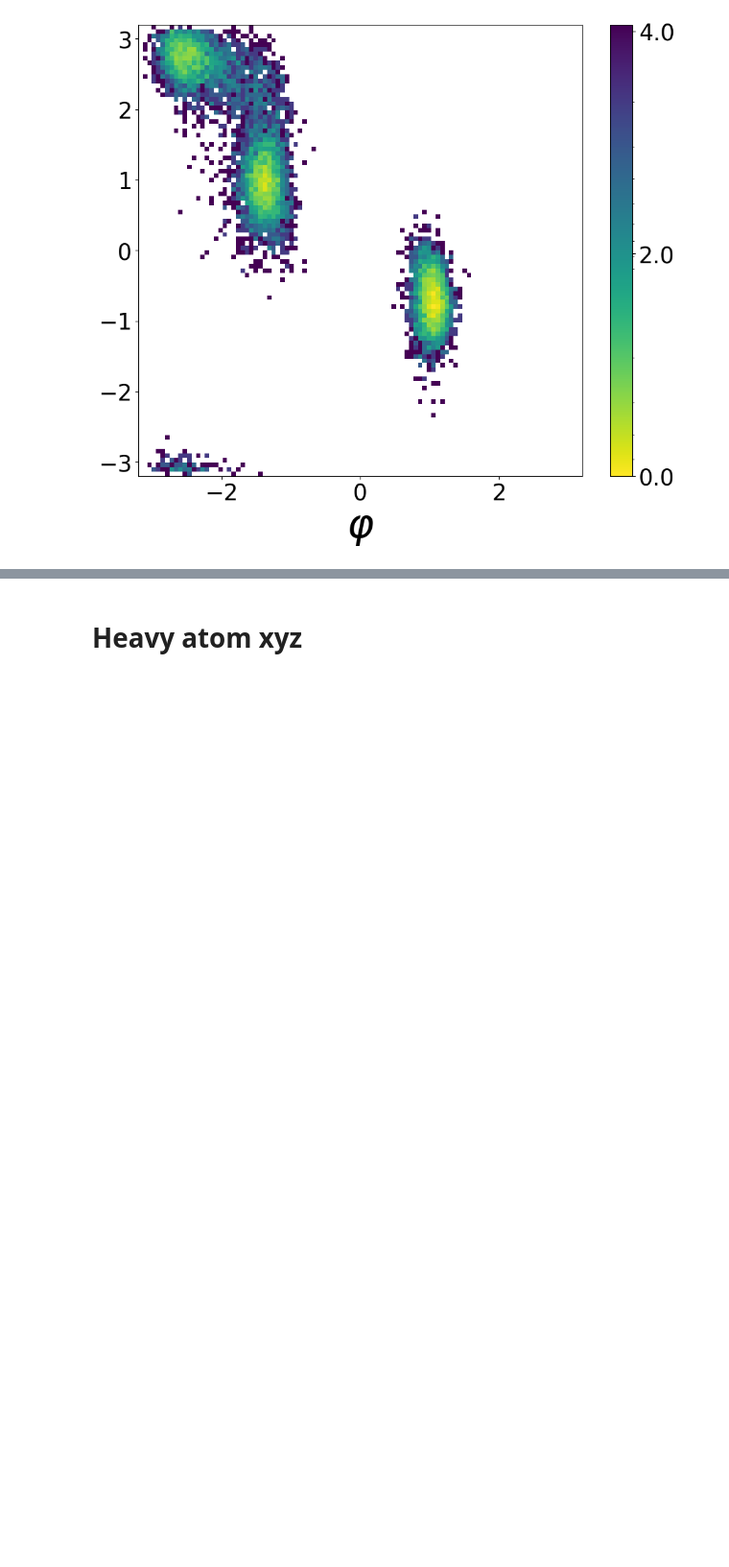
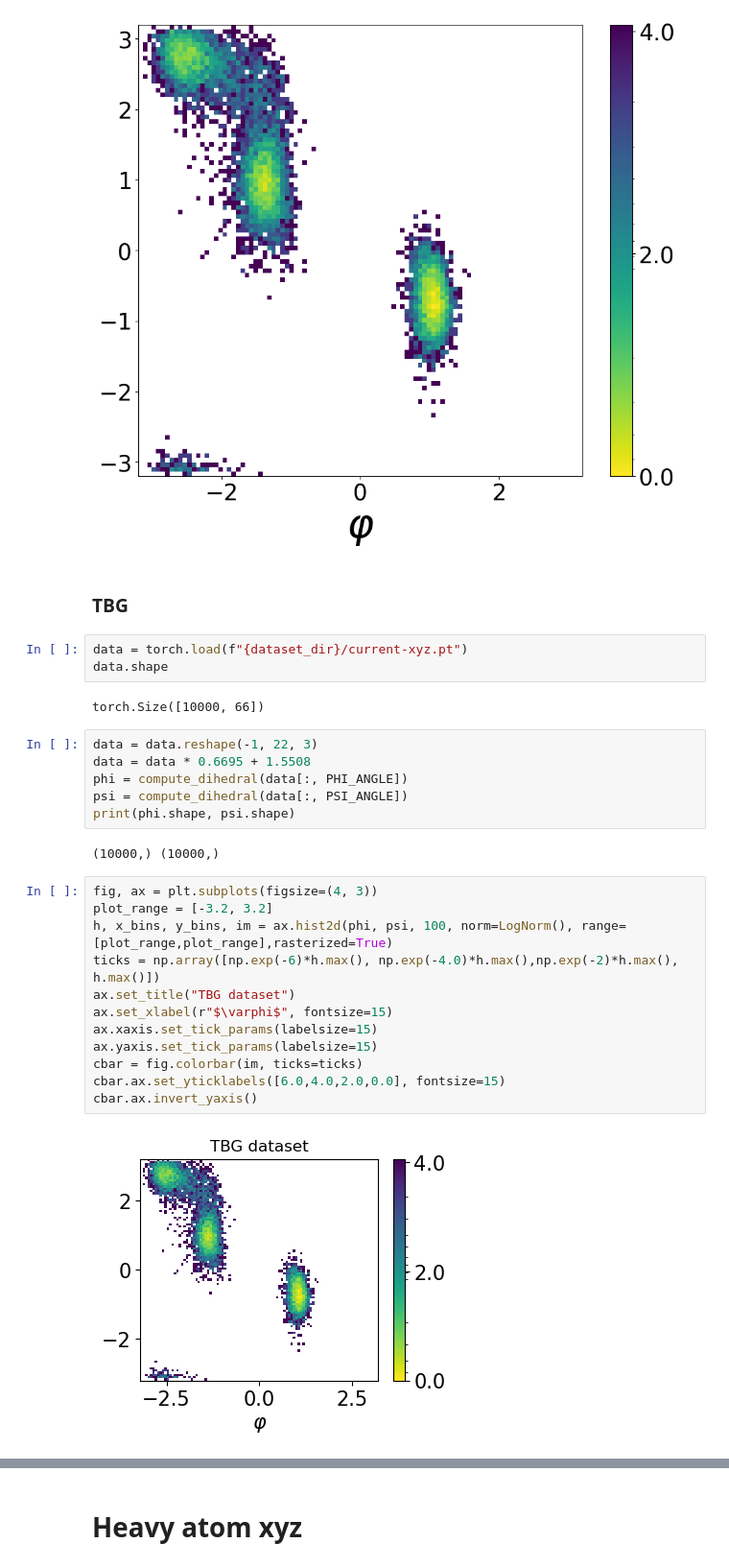
Before and after one commit to seonghyun26/simulation, a Jupyter notebook: notebook/visual-dataset.ipynb, the cells around one changed output, grey strips where cells are left out. Shown: that part at 96% size. Cells and saved outputs as stored; diff of their text form; blank space fills up the shorter version.

```diff
--- a/notebook/visual-dataset.ipynb
+++ b/notebook/visual-dataset.ipynb
@@ -62,3 +104,32 @@ cbar.ax.set_yticklabels([6.0,4.0,2.0,0.0], fontsize=25)
 cbar.ax.invert_yaxis()
 # %% [output]
 [figure]
+# %% [markdown]
+### TBG
+# %%
+data = torch.load(f"{dataset_dir}/current-xyz.pt")
+data.shape
+# %% [output]
+torch.Size([10000, 66])
+# %%
+data = data.reshape(-1, 22, 3)
+data = data * 0.6695 + 1.5508
+phi = compute_dihedral(data[:, PHI_ANGLE])
+psi = compute_dihedral(data[:, PSI_ANGLE])
+print(phi.shape, psi.shape)
+# %% [output]
+(10000,) (10000,)
+# %%
+fig, ax = plt.subplots(figsize=(4, 3))
+plot_range = [-3.2, 3.2]
+h, x_bins, y_bins, im = ax.hist2d(phi, psi, 100, norm=LogNorm(), range=[plot_range,plot_range],rasterized=True)
+ticks = np.array([np.exp(-6)*h.max(), np.exp(-4.0)*h.max(),np.exp(-2)*h.max(), h.max()])
+ax.set_title("TBG dataset")
+ax.set_xlabel(r"$\varphi$", fontsize=15)
+ax.xaxis.set_tick_params(labelsize=15)
+ax.yaxis.set_tick_params(labelsize=15)
+cbar = fig.colorbar(im, ticks=ticks)
+cbar.ax.set_yticklabels([6.0,4.0,2.0,0.0], fontsize=15)
+cbar.ax.invert_yaxis()
+# %% [output]
+[figure, added]
```
Also changed, not shown: parts of 29 cells of this notebook, 13 other files.
